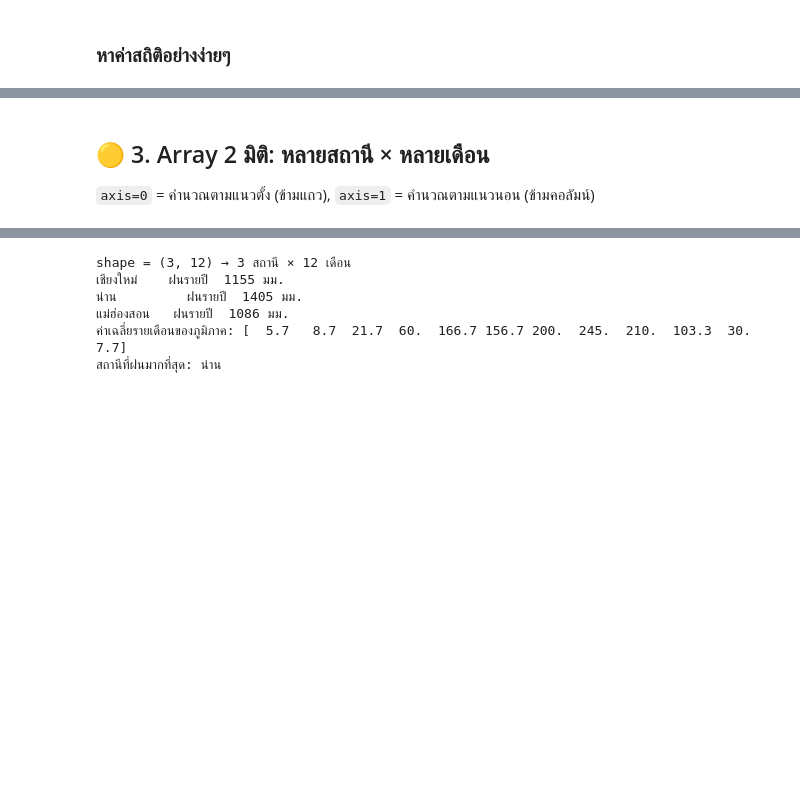
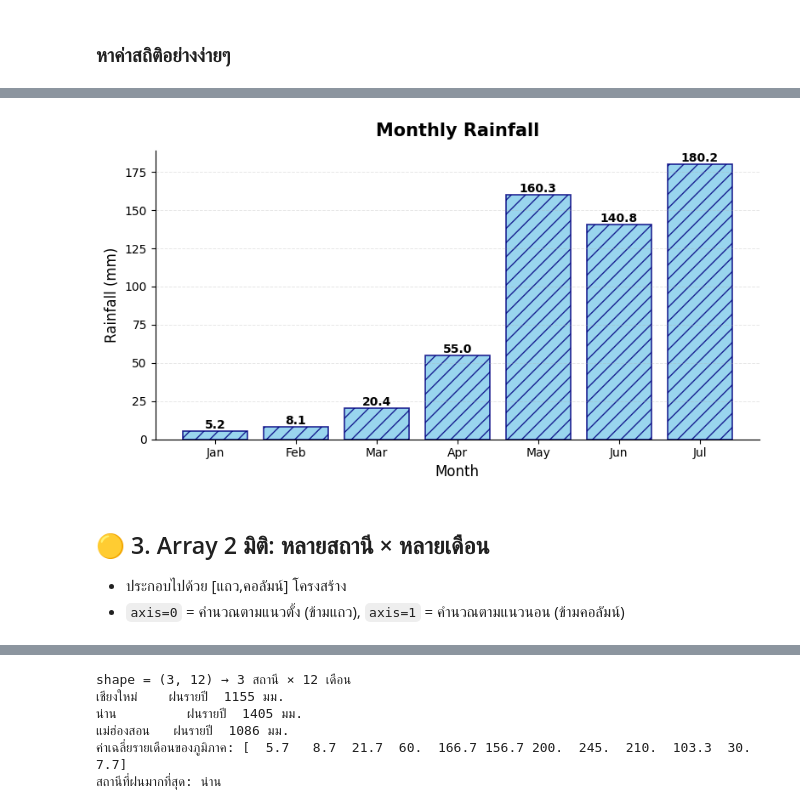
Before and after one commit to apichayaice7835-png/Teach-Python-Geography, a Jupyter notebook: 02_NumPy_for_Spatial_Data.ipynb, the cells around one changed output, grey strips where cells are left out. Cells and saved outputs as stored; diff of their text form; code cells hidden in the pictures; blank space fills up the shorter version.

```diff
--- a/02_NumPy_for_Spatial_Data.ipynb
+++ b/02_NumPy_for_Spatial_Data.ipynb
@@ -139,3 +246,52 @@ print("เดือนที่ฝน 100–200 มม.:", months[wet])
+# %%
+import matplotlib.pyplot as plt
+import numpy as np
+# ==============================
+# 2. วาดกราฟแท่ง
+# ==============================
+plt.figure(figsize=(8, 4.5))
+
+bars = plt.bar(
+    months,
+    rain,
+    color='skyblue',
+    edgecolor='navy',
+    linewidth=1.2,
+    hatch='//',
+    alpha=0.85
+)
+# ชื่อกราฟและแกน
+plt.title('Monthly Rainfall', fontsize=15, fontweight='bold', pad=12)
+plt.xlabel('Month', fontsize=12)
+plt.ylabel('Rainfall (mm)', fontsize=12)
+# เส้น Grid แนวนอน
+plt.grid(
+    axis='y',
+    linestyle='--',
+    linewidth=0.7,
+    alpha=0.3
+)
+# เอาเส้นขอบด้านบนและขวาออก
+plt.gca().spines['top'].set_visible(False)
+plt.gca().spines['right'].set_visible(False)
+
+# ใส่ค่าบนแท่ง
+for bar in bars:
+    height = bar.get_height()
+    plt.text(
+        bar.get_x() + bar.get_width()/2,
+        height,
+        f'{height:.1f}',
+        ha='center',
+        va='bottom',
+        fontsize=10,
+        fontweight='bold'
+    )
+plt.tight_layout()
+plt.show()
+# %% [output]
+[figure, added]
 # %% [markdown]
 ## 🟡 3. Array 2 มิติ: หลายสถานี × หลายเดือน
-`axis=0` = คำนวณตามแนวตั้ง (ข้ามแถว), `axis=1` = คำนวณตามแนวนอน (ข้ามคอลัมน์)
+* ประกอบไปด้วย [แถว,คอลัมน์] โครงสร้าง
+* `axis=0` = คำนวณตามแนวตั้ง (ข้ามแถว), `axis=1` = คำนวณตามแนวนอน (ข้ามคอลัมน์)
```
Also changed, not shown: parts of 37 cells of this notebook.
